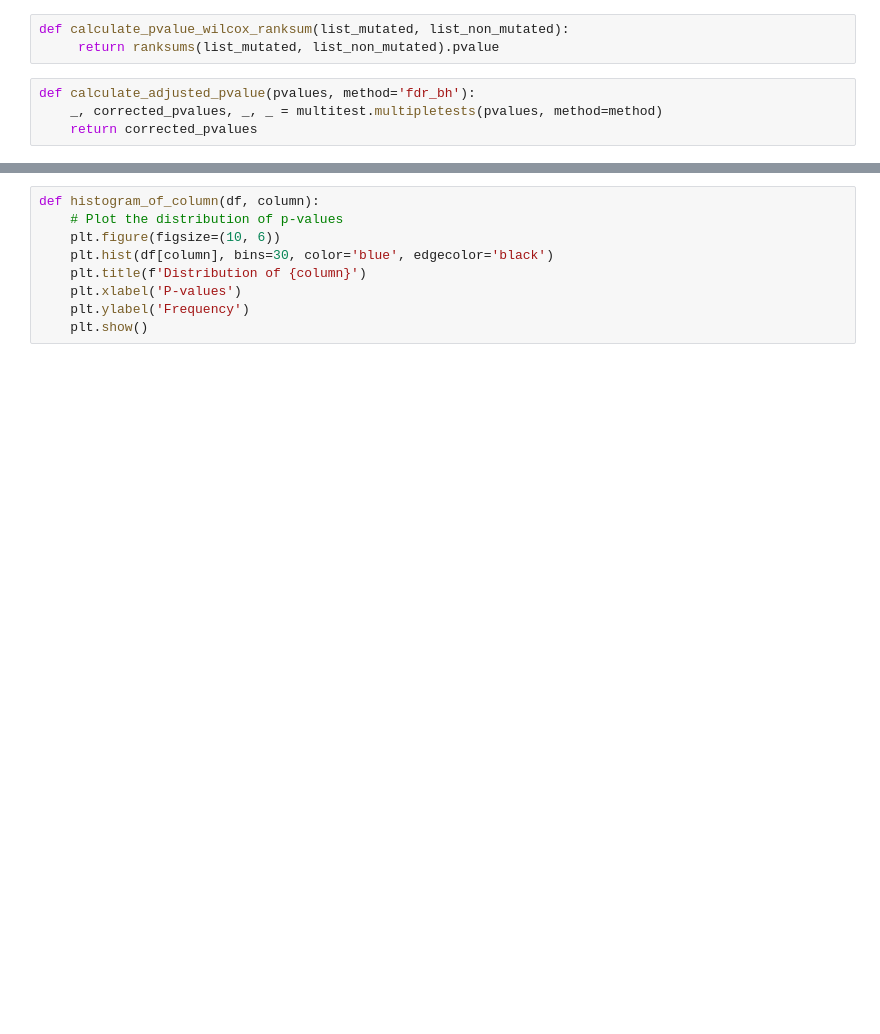
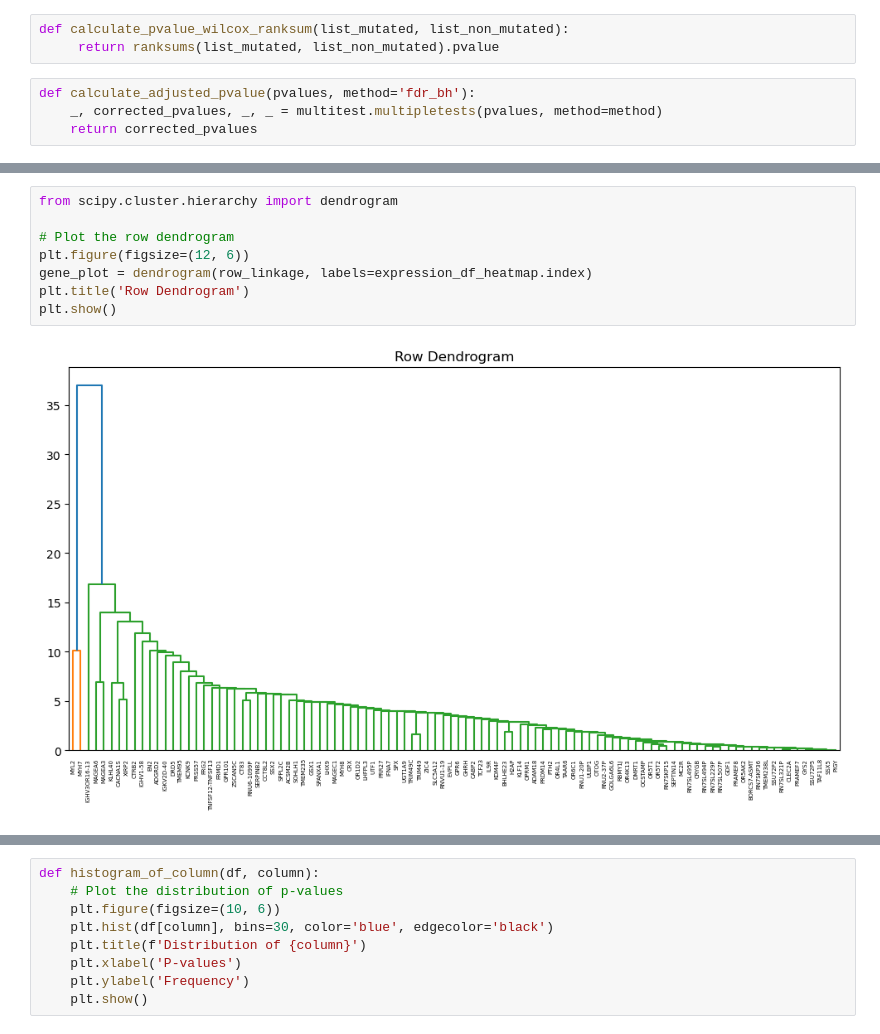
Before and after one commit to MeltemTutar/huang, a Jupyter notebook: Respond/Mutated_gene_expression_explore.ipynb, the cells around one changed output, grey strips where cells are left out. Saved outputs shown, nothing was run; the diff lists cells and outputs as text; blank space fills up the shorter version.

```diff
--- a/Respond/Mutated_gene_expression_explore.ipynb
+++ b/Respond/Mutated_gene_expression_explore.ipynb
@@ -273,0 +249,10 @@ volcano_plot_df.head(4)
+# %%
+from scipy.cluster.hierarchy import dendrogram
+
+# Plot the row dendrogram
+plt.figure(figsize=(12, 6))
+gene_plot = dendrogram(row_linkage, labels=expression_df_heatmap.index)
+plt.title('Row Dendrogram')
+plt.show()
+# %% [output]
+[figure, added]
```
Also changed, not shown: parts of 28 cells of this notebook.
